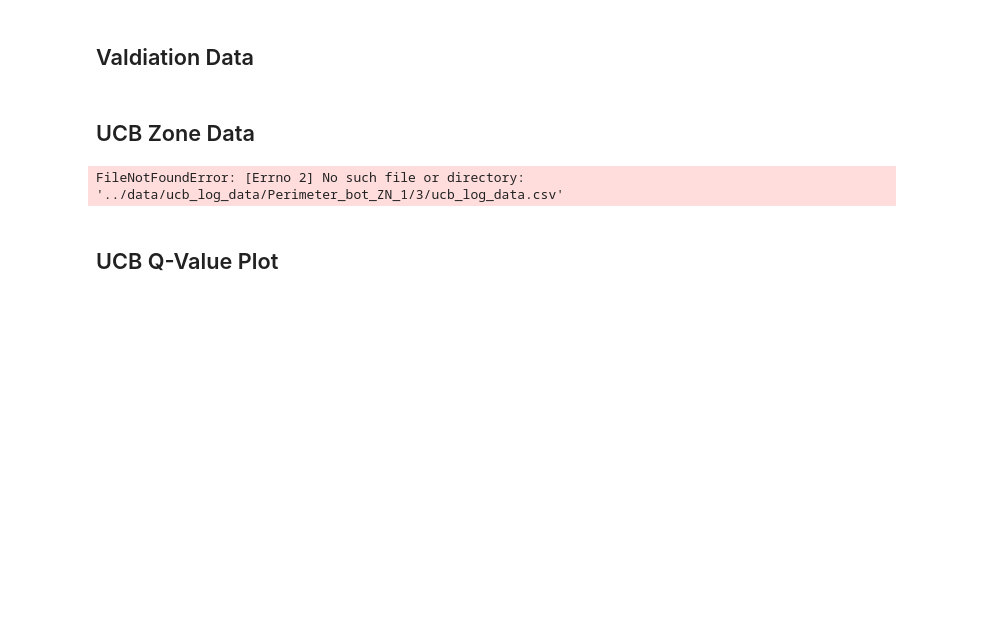
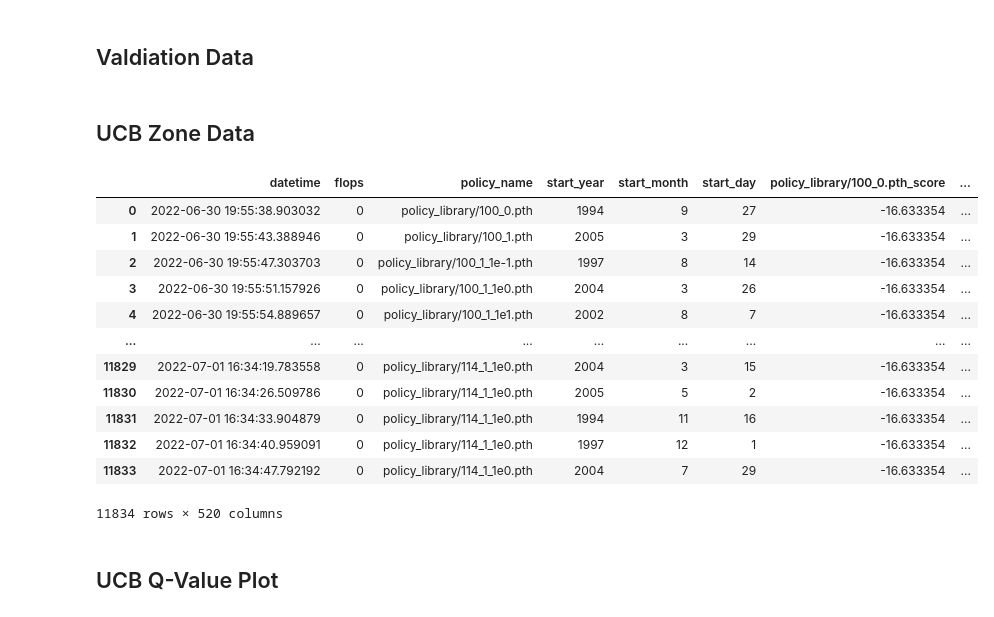
Before and after one commit to sustainable-computing/building-MARL, a Jupyter notebook: studies/UCB_PolicySelection_Analysis.ipynb, the cells around one changed output. Cells and saved outputs as stored; diff of their text form; code cells hidden in the pictures; blank space fills up the shorter version.

```diff
--- a/studies/UCB_PolicySelection_Analysis.ipynb
+++ b/studies/UCB_PolicySelection_Analysis.ipynb
@@ -25,11 +25,23 @@ with open(invalid_policies_loc) as f:
 # %% [markdown]
 ## UCB Zone Data
 # %%
-core_top_loc = "../data/ucb_log_data/Perimeter_bot_ZN_1/3/ucb_log_data.csv"
+core_top_loc = "../data/ucb_log_data/Perimeter_bot_ZN_1/0/ucb_log_data.csv"
 core_top_df = pd.read_csv(core_top_loc)
 core_top_df
 # %% [output]
+|  | datetime | flops | policy_name | start_year | start_month | start_day | policy_library/100_0.pth_score | ... |
+| 0 | 2022-06-30 19:55:38.903032 | 0 | policy_library/100_0.pth | 1994 | 9 | 27 | -16.633354 | ... |
+| 1 | 2022-06-30 19:55:43.388946 | 0 | policy_library/100_1.pth | 2005 | 3 | 29 | -16.633354 | ... |
+| 2 | 2022-06-30 19:55:47.303703 | 0 | policy_library/100_1_1e-1.pth | 1997 | 8 | 14 | -16.633354 | ... |
+| 3 | 2022-06-30 19:55:51.157926 | 0 | policy_library/100_1_1e0.pth | 2004 | 3 | 26 | -16.633354 | ... |
+| 4 | 2022-06-30 19:55:54.889657 | 0 | policy_library/100_1_1e1.pth | 2002 | 8 | 7 | -16.633354 | ... |
+| ... | ... | ... | ... | ... | ... | ... | ... | ... |
+| 11829 | 2022-07-01 16:34:19.783558 | 0 | policy_library/114_1_1e0.pth | 2004 | 3 | 15 | -16.633354 | ... |
+| 11830 | 2022-07-01 16:34:26.509786 | 0 | policy_library/114_1_1e0.pth | 2005 | 5 | 2 | -16.633354 | ... |
+| 11831 | 2022-07-01 16:34:33.904879 | 0 | policy_library/114_1_1e0.pth | 1994 | 11 | 16 | -16.633354 | ... |
+| 11832 | 2022-07-01 16:34:40.959091 | 0 | policy_library/114_1_1e0.pth | 1997 | 12 | 1 | -16.633354 | ... |
+| 11833 | 2022-07-01 16:34:47.792192 | 0 | policy_library/114_1_1e0.pth | 2004 | 7 | 29 | -16.633354 | ... |
-FileNotFoundError: [Errno 2] No such file or directory: '../data/ucb_log_data/Perimeter_bot_ZN_1/3/ucb_log_data.csv'
+11834 rows × 520 columns
 # %%
 core_top_cols = core_top_df.columns
 policy_names = [col[15:-10] for col in core_top_cols if "score" in col]
```
Also changed, not shown: parts of 3 cells of this notebook, 12 other files.
